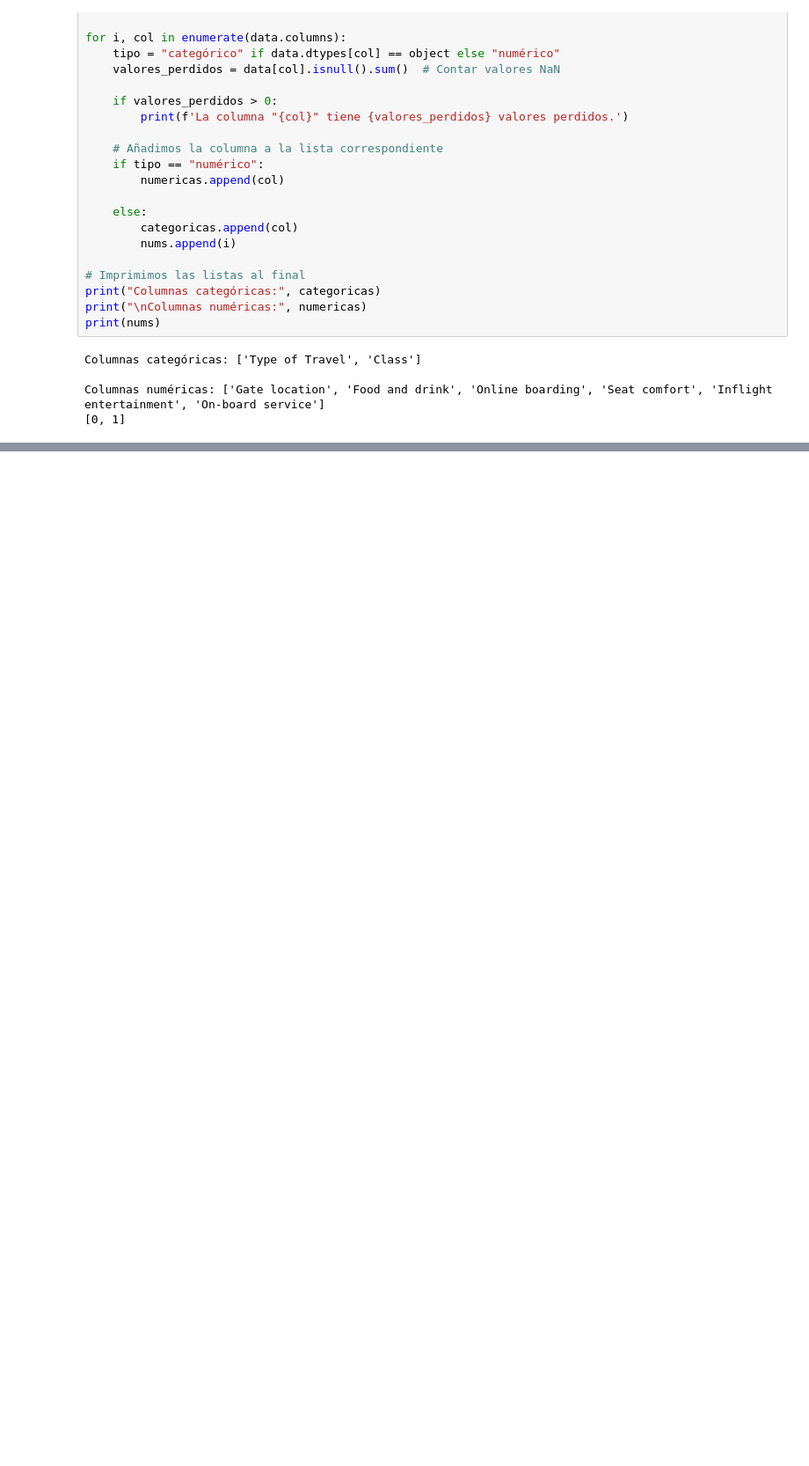
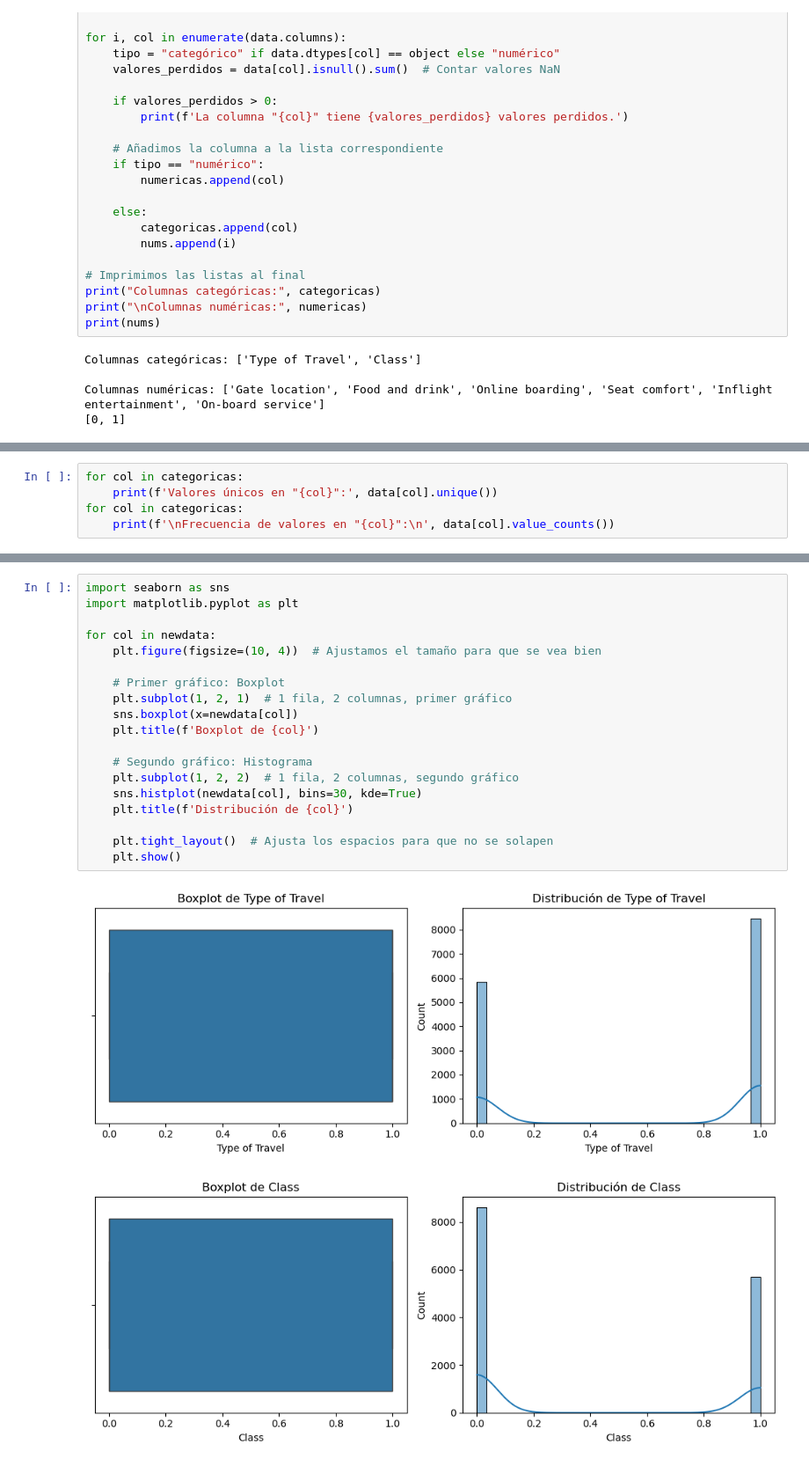
Before and after one commit to GOIH/MineriaDatos, a Jupyter notebook: analisis.ipynb, the cells around one changed output, grey strips where cells are left out. Shown: that part at 88% size. Drawn from its saved outputs; the diff is of its cells as text; blank space fills up the shorter version.

```diff
--- a/analisis.ipynb
+++ b/analisis.ipynb
@@ -55,0 +46,5 @@ Columna: "On-board service" - Tipo: numérica
+# %%
+for col in categoricas:
+    print(f'Valores únicos en "{col}":', data[col].unique())
+for col in categoricas:
+    print(f'\nFrecuencia de valores en "{col}":\n', data[col].value_counts())
@@ -55,0 +103,22 @@ Columna: "On-board service" - Tipo: numérica
+# %%
+import seaborn as sns
+import matplotlib.pyplot as plt
+
+for col in newdata:
+    plt.figure(figsize=(10, 4))  # Ajustamos el tamaño para que se vea bien
+
+    # Primer gráfico: Boxplot
+    plt.subplot(1, 2, 1)  # 1 fila, 2 columnas, primer gráfico
+    sns.boxplot(x=newdata[col])
+    plt.title(f'Boxplot de {col}')
+
+    # Segundo gráfico: Histograma
+    plt.subplot(1, 2, 2)  # 1 fila, 2 columnas, segundo gráfico
+    sns.histplot(newdata[col], bins=30, kde=True)
+    plt.title(f'Distribución de {col}')
+
+    plt.tight_layout()  # Ajusta los espacios para que no se solapen
+    plt.show()
+# %% [output]
+[figure, added]
+[figure, added]
```
Also changed, not shown: parts of 8 cells of this notebook.
